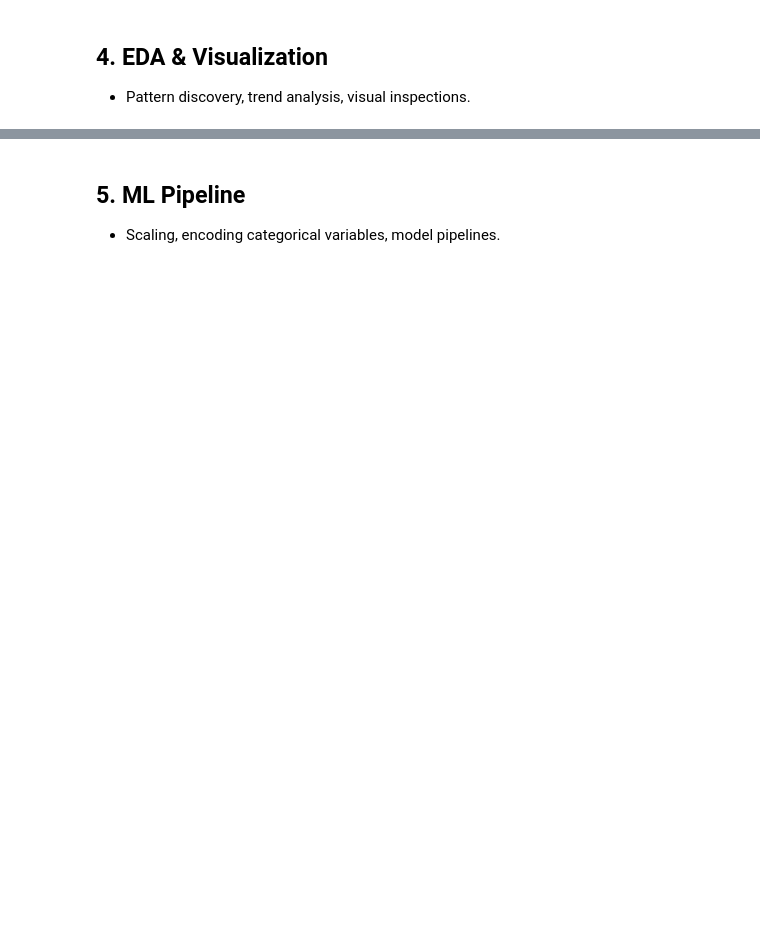
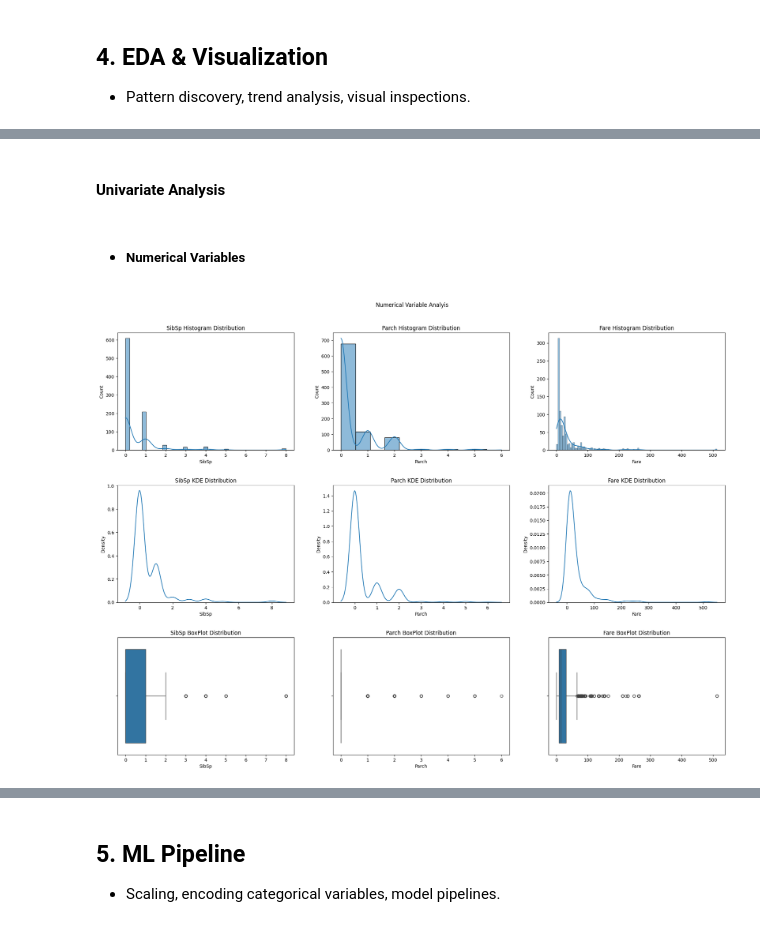
Before and after one commit to Omar-Seif/Titanic, a Jupyter notebook: Titanic.ipynb, the cells around one changed output, grey strips where cells are left out. Drawn from its saved outputs; the diff is of its cells as text; code cells hidden in the pictures; blank space fills up the shorter version.

```diff
--- a/Titanic.ipynb
+++ b/Titanic.ipynb
@@ -314,0 +320,3 @@ dtype: object
+# %%
+numerical_columns = df.select_dtypes(include='number').drop(columns='Survived', axis=1)
+numerical_columns.head()
@@ -318,0 +359,25 @@ dtype: object
+# %% [markdown]
+#### Univariate Analysis
+# %% [markdown]
+* ##### Numerical Variables
+# %%
+fig , axes = plt.subplots(3, len(numerical_columns.columns), figsize=(20, 15))
+
+plt.suptitle("Numerical Variable Analyis")
+
+for i, col in enumerate(numerical_columns.columns):
+    sns.histplot(numerical_columns, x=col, ax= axes[0,i], kde=True)
+    axes[0,i].set_title(f"{col} Histogram Distribution")
+
+for i, col in enumerate(numerical_columns.columns):
+    sns.kdeplot(numerical_columns, x=col, ax= axes[1,i])
+    axes[1,i].set_title(f"{col} KDE Distribution")
+
+for i, col in enumerate(numerical_columns.columns):
+    sns.boxplot(numerical_columns, x=col, ax= axes[2,i])
+    axes[2,i].set_title(f"{col} BoxPlot Distribution")
+
+plt.tight_layout(pad=3)
+plt.show()
+# %% [output]
+[figure, added]
```
Also changed, not shown: parts of 48 cells of this notebook.
